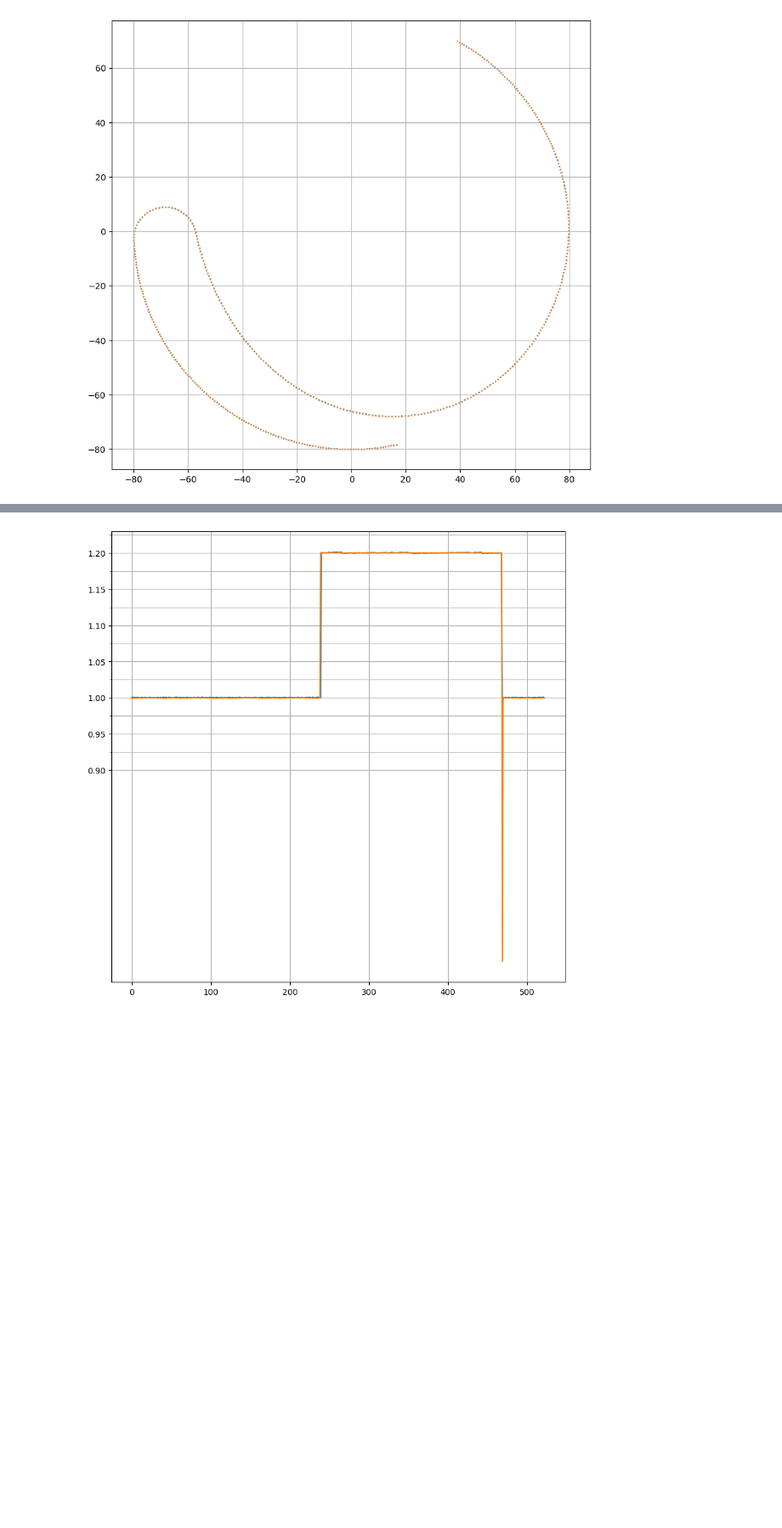
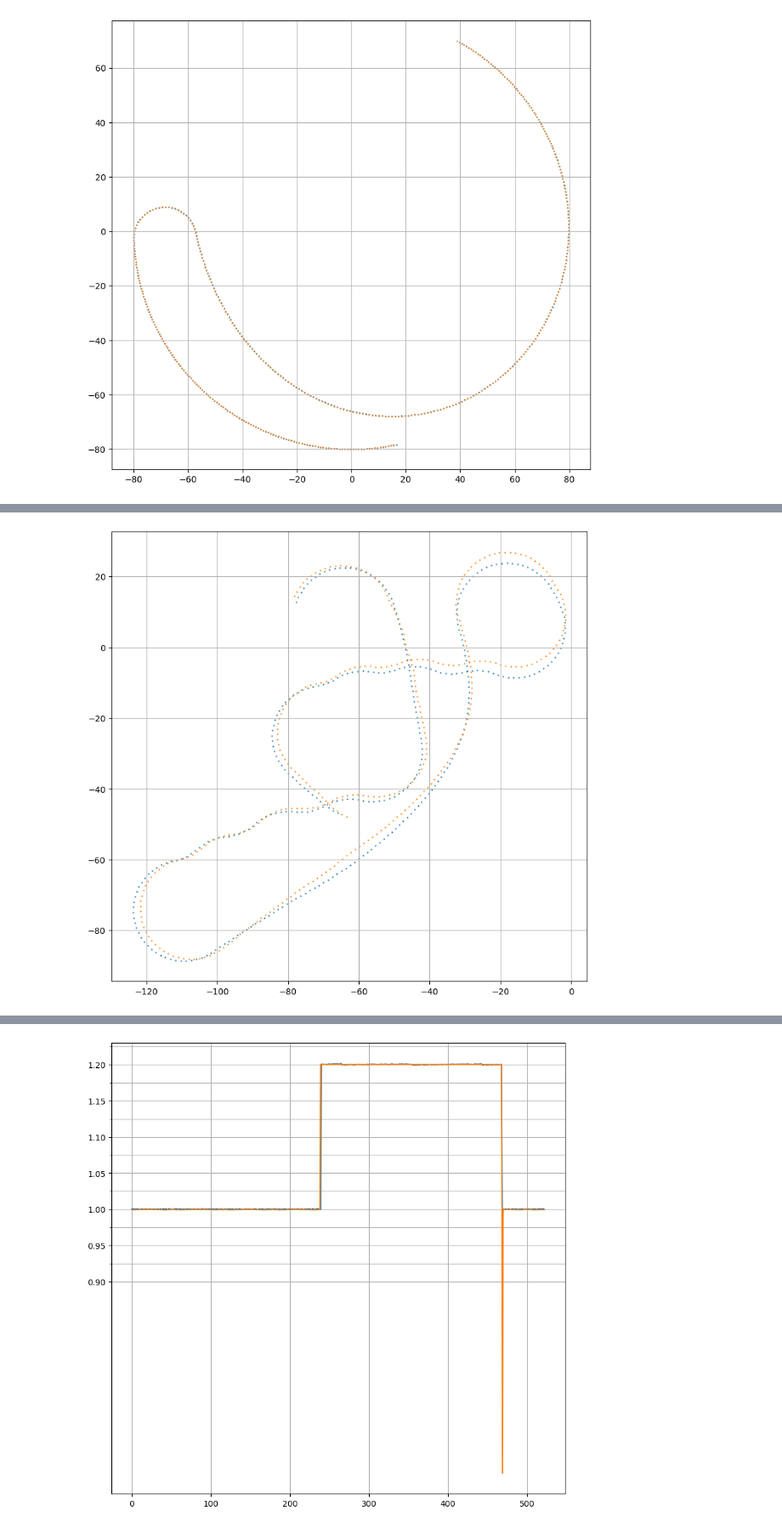
Before and after one commit to hemisemidemipresent/ace, a Jupyter notebook: data.ipynb, the cells around one changed output, grey strips where cells are left out. Shown at 85% size. Drawn from its saved outputs; the diff is of its cells as text; code cells hidden in the pictures; blank space fills up the shorter version.

```diff
--- a/data.ipynb
+++ b/data.ipynb
@@ -228,0 +350,6 @@ velocity([shredder[:500], predicted[:500]])
+# %%
+start = 600
+cutoff = 949
+display([impressive[start:cutoff], predicted[start:cutoff]])
+# %% [output]
+[figure, added]
```
Also changed, not shown: parts of 13 cells of this notebook, 13 other files.
